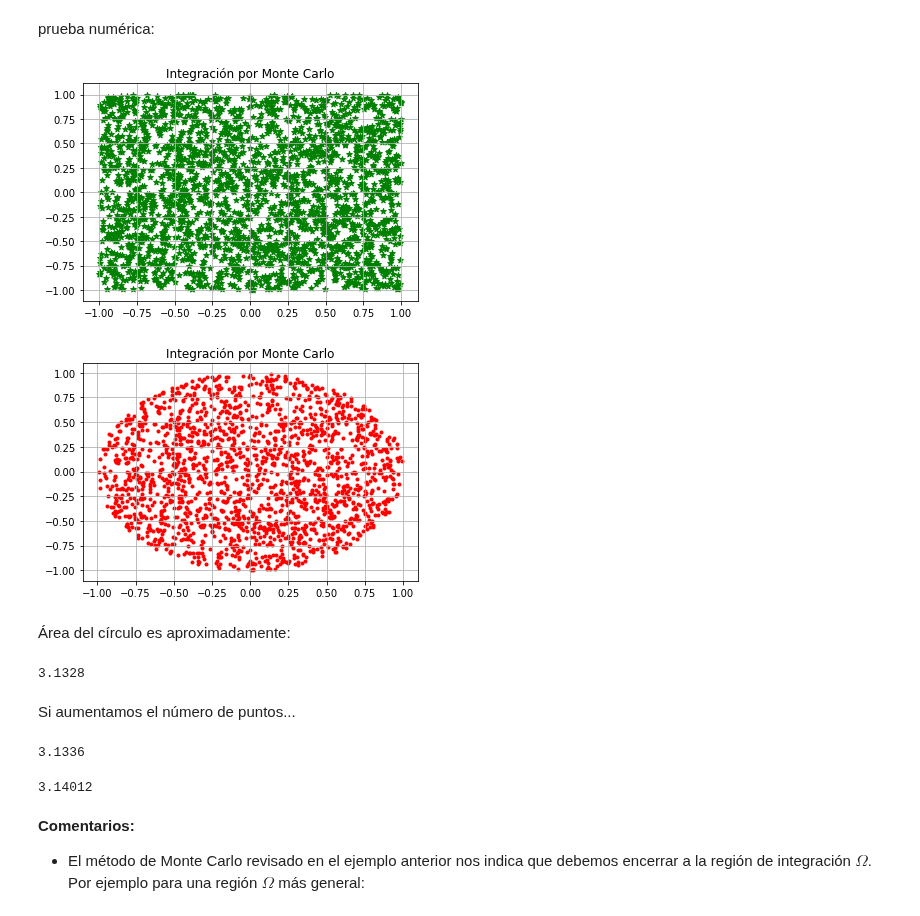
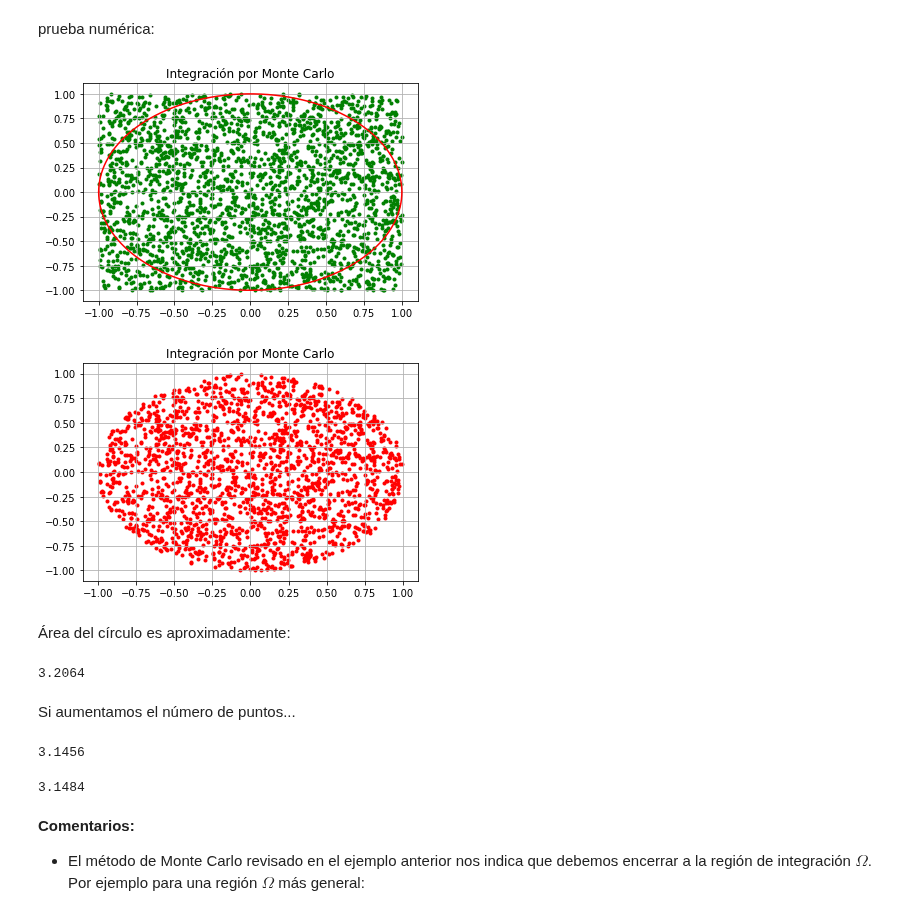
Before and after one commit to ITAM-DS/analisis-numerico-computo-cientifico, a Jupyter notebook: temas/I.computo_cientifico/1.5.Integracion_numerica.ipynb, the cells around one changed output. Saved outputs shown, nothing was run; the diff lists cells and outputs as text; code cells hidden in the pictures.

```diff
--- a/temas/I.computo_cientifico/1.5.Integracion_numerica.ipynb
+++ b/temas/I.computo_cientifico/1.5.Integracion_numerica.ipynb
@@ -389,12 +389,17 @@ prueba numérica:
 # %%
 density_p=int(2.5*10**3)
 x_p=np.random.uniform(-1,1,(density_p,2))
-plt.scatter(x_p[:,0],x_p[:,1],marker='*',color='g')
+plt.scatter(x_p[:,0],x_p[:,1],marker='.',color='g')
+density=1e-5
+x=np.arange(-1,1,density)
+y1=np.sqrt(1-x**2)
+y2=-np.sqrt(1-x**2)
+plt.plot(x,y1,'r',x,y2,'r')
 plt.title('Integración por Monte Carlo')
 plt.grid()
 plt.show()
 # %% [output]
-[figure, old version]
+[figure, new version]
 # %%
 f=lambda x: np.sqrt(x[:,0]**2 + x[:,1]**2) #definición de norma2
 ind=f(x_p)<=1
@@ -404,13 +409,14 @@ plt.title('Integración por Monte Carlo')
 plt.grid()
 plt.show()
 # %% [output]
-[figure, old version]
+[figure, new version]
 # %% [markdown]
 Área del círculo es aproximadamente:
 # %%
-4*len(x_p_subset)/len(x_p)
+Area_cuadrado=4
+Area_cuadrado*len(x_p_subset)/len(x_p)
 # %% [output]
-3.1328
+3.2064
 # %% [markdown]
 Si aumentamos el número de puntos...
 # %%
@@ -418,17 +424,17 @@ density_p=int(10**4)
 x_p=np.random.uniform(-1,1,(density_p,2))
 ind=f(x_p)<=1
 x_p_subset=x_p[ind]
-4*len(x_p_subset)/len(x_p)
+Area_cuadrado*len(x_p_subset)/len(x_p)
 # %% [output]
-3.1336
+3.1456
 # %%
 density_p=int(10**5)
 x_p=np.random.uniform(-1,1,(density_p,2))
 ind=f(x_p)<=1
 x_p_subset=x_p[ind]
-4*len(x_p_subset)/len(x_p)
+Area_cuadrado*len(x_p_subset)/len(x_p)
 # %% [output]
-3.14012
+3.1484
 # %% [markdown]
 **Comentarios:**
 
```
